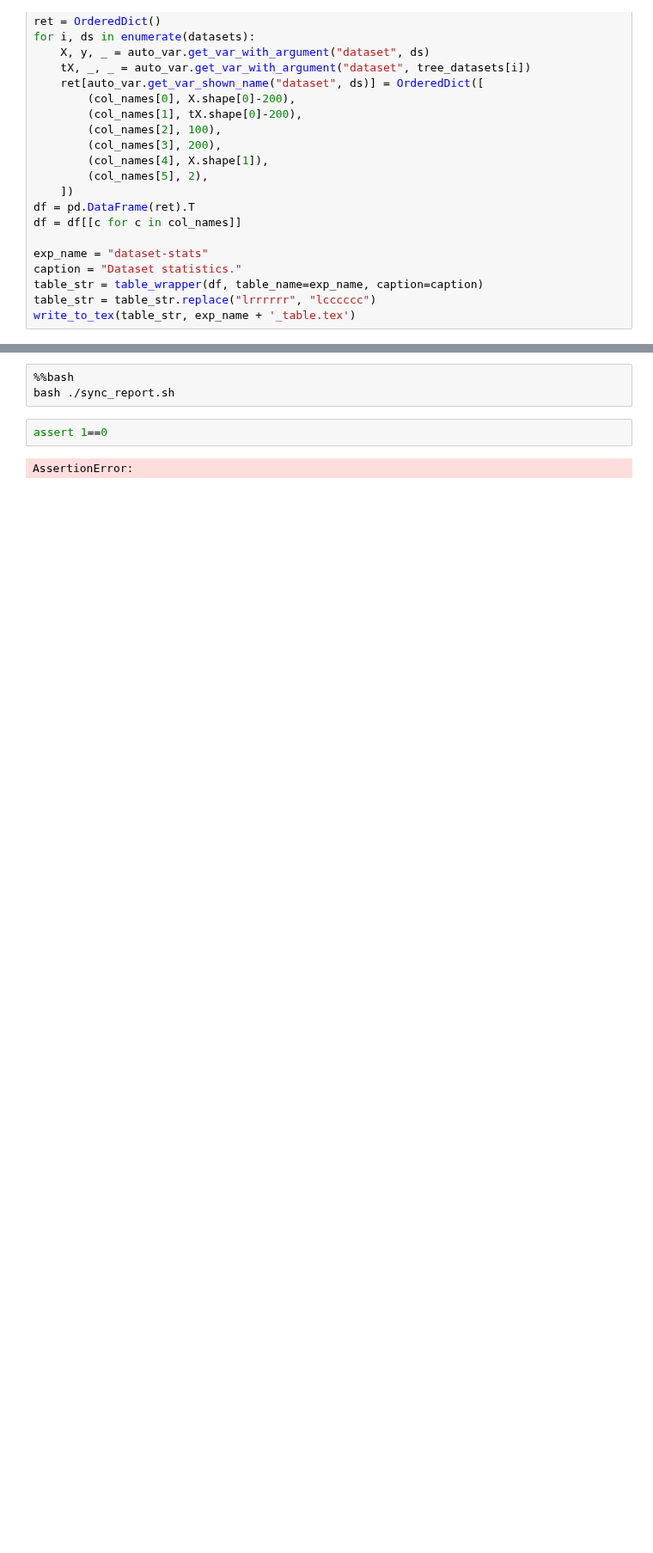
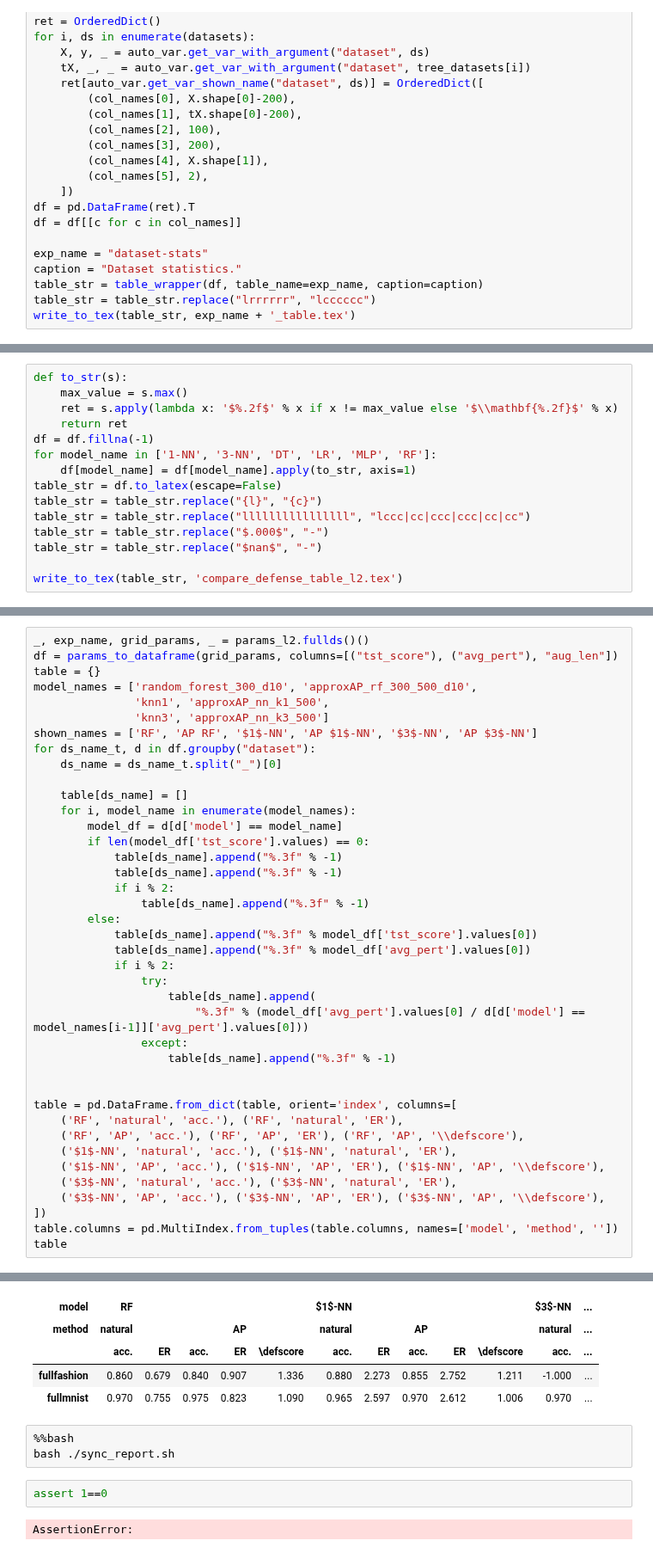
Before and after one commit to yangarbiter/adversarial-nonparametrics, a Jupyter notebook: plot.ipynb, the cells around one changed output, grey strips where cells are left out. Shown at 86% size. Drawn from its saved outputs; the diff is of its cells as text; blank space fills up the shorter version.

```diff
--- a/plot.ipynb
+++ b/plot.ipynb
@@ -924,0 +1146,15 @@ write_to_tex(table_str, exp_name + '_table.tex')
+# %%
+def to_str(s):
+    max_value = s.max()
+    ret = s.apply(lambda x: '$%.2f$' % x if x != max_value else '$\\mathbf{%.2f}$' % x)
+    return ret
+df = df.fillna(-1)
+for model_name in ['1-NN', '3-NN', 'DT', 'LR', 'MLP', 'RF']:
+    df[model_name] = df[model_name].apply(to_str, axis=1)
+table_str = df.to_latex(escape=False)
+table_str = table_str.replace("{l}", "{c}")
+table_str = table_str.replace("llllllllllllllll", "lccc|cc|ccc|ccc|cc|cc")
+table_str = table_str.replace("$.000$", "-")
+table_str = table_str.replace("$nan$", "-")
+
+write_to_tex(table_str, 'compare_defense_table_l2.tex')
@@ -924,0 +1207,41 @@ write_to_tex(table_str, exp_name + '_table.tex')
+# %%
+_, exp_name, grid_params, _ = params_l2.fullds()()
+df = params_to_dataframe(grid_params, columns=[("tst_score"), ("avg_pert"), "aug_len"])
+table = {}
+model_names = ['random_forest_300_d10', 'approxAP_rf_300_500_d10',
+               'knn1', 'approxAP_nn_k1_500',
+               'knn3', 'approxAP_nn_k3_500']
+shown_names = ['RF', 'AP RF', '$1$-NN', 'AP $1$-NN', '$3$-NN', 'AP $3$-NN']
+for ds_name_t, d in df.groupby("dataset"):
+    ds_name = ds_name_t.split("_")[0]
+
+    table[ds_name] = []
+    for i, model_name in enumerate(model_names):
+        model_df = d[d['model'] == model_name]
+        if len(model_df['tst_score'].values) == 0:
+            table[ds_name].append("%.3f" % -1)
+            table[ds_name].append("%.3f" % -1)
+            if i % 2:
+                table[ds_name].append("%.3f" % -1)
+        else:
+            table[ds_name].append("%.3f" % model_df['tst_score'].values[0])
+            table[ds_name].append("%.3f" % model_df['avg_pert'].values[0])
+            if i % 2:
+                try:
+                    table[ds_name].append(
+                        "%.3f" % (model_df['avg_pert'].values[0] / d[d['model'] == model_names[i-1]]['avg_pert'].values[0]))
+                except:
+                    table[ds_name].append("%.3f" % -1)
+
+
+table = pd.DataFrame.from_dict(table, orient='index', columns=[
+    ('RF', 'natural', 'acc.'), ('RF', 'natural', 'ER'),
+    ('RF', 'AP', 'acc.'), ('RF', 'AP', 'ER'), ('RF', 'AP', '\\defscore'),
+    ('$1$-NN', 'natural', 'acc.'), ('$1$-NN', 'natural', 'ER'),
+    ('$1$-NN', 'AP', 'acc.'), ('$1$-NN', 'AP', 'ER'), ('$1$-NN', 'AP', '\\defscore'),
+    ('$3$-NN', 'natural', 'acc.'), ('$3$-NN', 'natural', 'ER'),
+    ('$3$-NN', 'AP', 'acc.'), ('$3$-NN', 'AP', 'ER'), ('$3$-NN', 'AP', '\\defscore'),
+])
+table.columns = pd.MultiIndex.from_tuples(table.columns, names=['model', 'method', ''])
+table
+# %% [output]
@@ -925,3 +1249,8 @@ write_to_tex(table_str, exp_name + '_table.tex')
+| model | RF |  |  |  |  | $1$-NN |  |  |  |  | $3$-NN | ... |
+| method | natural |  |  | AP |  | natural |  | AP |  |  | natural | ... |
+|  | acc. | ER | acc. | ER | \defscore | acc. | ER | acc. | ER | \defscore | acc. | ... |
+| fullfashion | 0.860 | 0.679 | 0.840 | 0.907 | 1.336 | 0.880 | 2.273 | 0.855 | 2.752 | 1.211 | -1.000 | ... |
+| fullmnist | 0.970 | 0.755 | 0.975 | 0.823 | 1.090 | 0.965 | 2.597 | 0.970 | 2.612 | 1.006 | 0.970 | ... |
 # %%
 %%bash
 bash ./sync_report.sh
```
Also changed, not shown: parts of 42 cells of this notebook.
